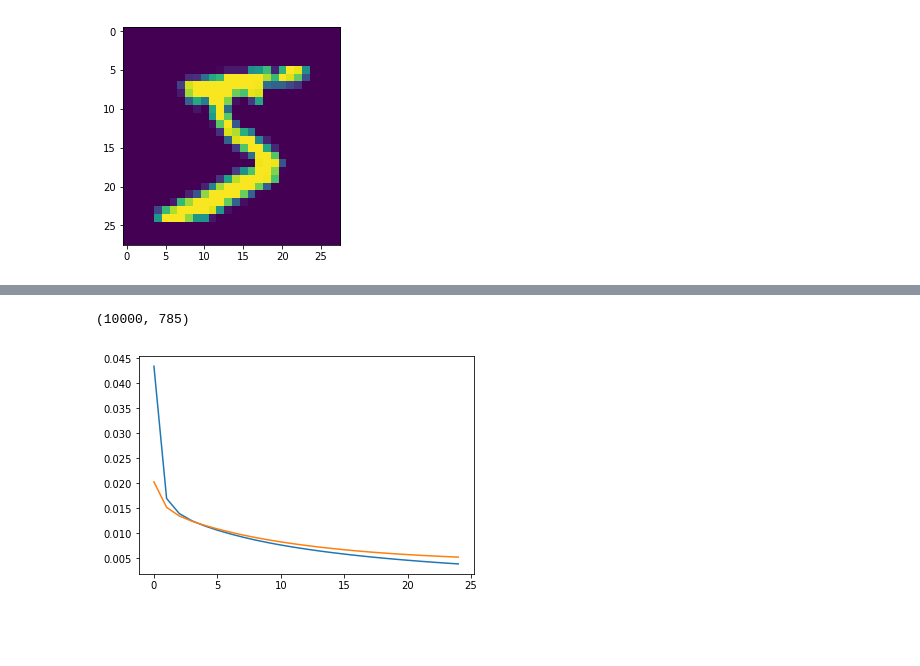
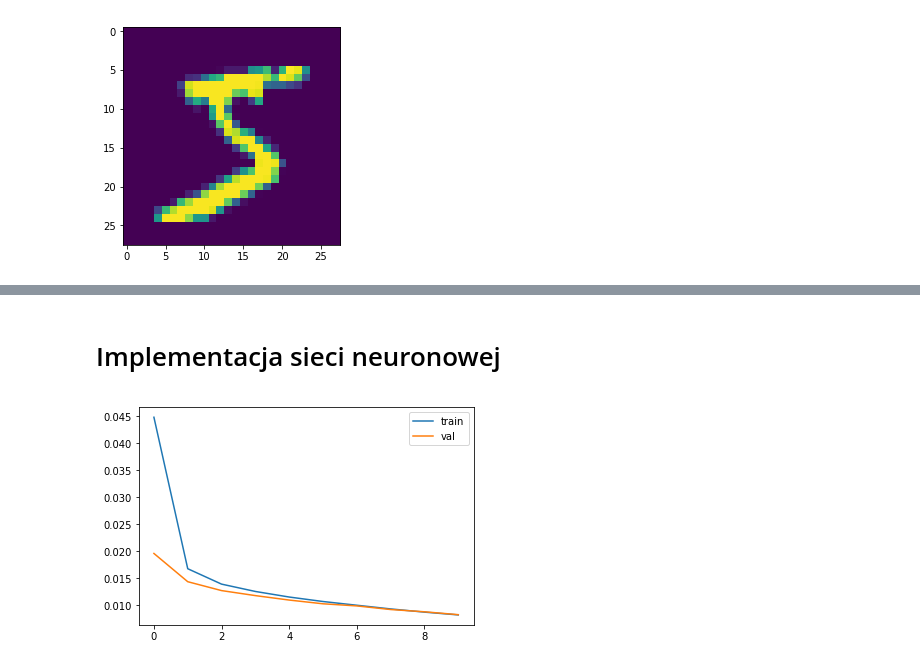
Before and after one commit to slowikj/deep-learning-proj-1, a Jupyter notebook: report.ipynb, the cells around one changed output, grey strips where cells are left out. Saved outputs shown, nothing was run; the diff lists cells and outputs as text; code cells hidden in the pictures; blank space fills up the shorter version.

```diff
--- a/report.ipynb
+++ b/report.ipynb
@@ -5,7 +5,7 @@ import pandas as pd
 # %%
 import matplotlib.pyplot as plt
 # %%
-data_frame = pd.read_csv("./mnist_train.csv", sep=",", header=None)
+data_frame = pd.read_csv("./data/mnist_train.csv", sep=",", header=None)
 # %%
 data_frame.head()
 # %% [output]
@@ -244,0 +40,32 @@ net = Network(train_data, [128,128], 25)
+# %%
+def sigmoid_function(x):
+    return 1 / (1 + np.exp(-x))
+
+def softmax_function(x):
+    return np.exp(x) / np.sum(np.exp(x))
+
+def softmax_derivative(probabilities, layer_inputs):
+    number_of_classes = probabilities.shape[0]
+    diff_output = np.zeros([number_of_classes, number_of_classes])
+    for row in range(diff_output.shape[0]):
+        for col in range(diff_output.shape[1]):
+            if (col == row):
+                diff_output[row, col] = probabilities[row, 0] * (1 - probabilities[col, 0])
+            else:
+                diff_output[row, col] = -probabilities[row, 0] * probabilities[col, 0]
+    return np.matmul(diff_output, layer_inputs)
+
+def sigmoid_derivative(u):
+    sigmoid_value = sigmoid_function(u)
+    diff_output = sigmoid_value * (1 - sigmoid_value)
+    return diff_output
+
+def tanh_derivative(u):
+    tanh_value = tanh_function(u)
+    diff_output = 1 - np.power(tanh_value, 2)
+    return diff_output
+
+def tanh_function(x):
+    return np.tanh(x)
+# %% [markdown]
+# Implementacja sieci neuronowej
@@ -245,13 +222,16 @@ net = Network(train_data, [128,128], 25)
+# %%
+net = Network(input_neurons_num=784,
+              hidden_layer_neurons_num=[128] * 2,
+              hidden_activation_functions_names=["tanh"] * 2)
 # %%
-train_mse,val_mse = net.main(128)
+train_mse,val_mse = net.train(train_data, val_data, train_batch_size=128, epochs=10)
-# %% [output]
-(10000, 785)
 # %%
 import matplotlib.pyplot as plt
-plt.plot(train_mse)
-plt.plot(val_mse)
+plt.plot(train_mse, label = "train")
+plt.plot(val_mse, label = "val")
+plt.legend(loc = "upper right")
 plt.show()
 # %% [output]
-[figure, old version]
+[figure, new version]
 # %%
 stat, _=net.predict(val_data, True)
```
Also changed, not shown: parts of 12 cells of this notebook.
